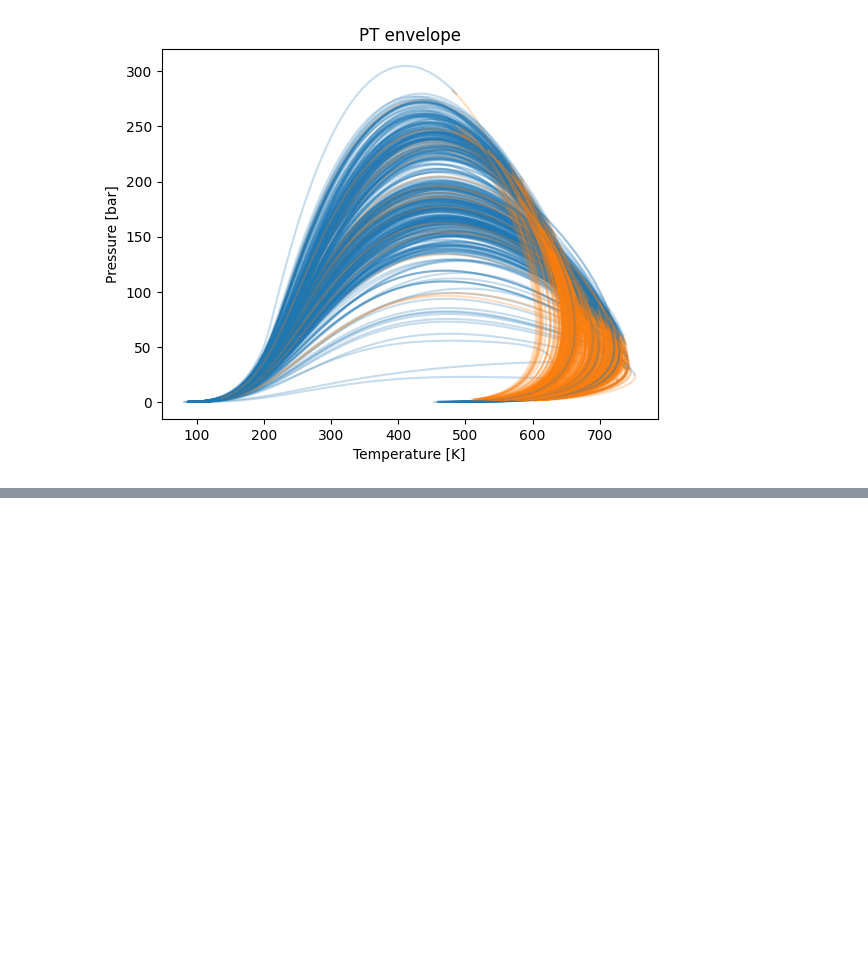
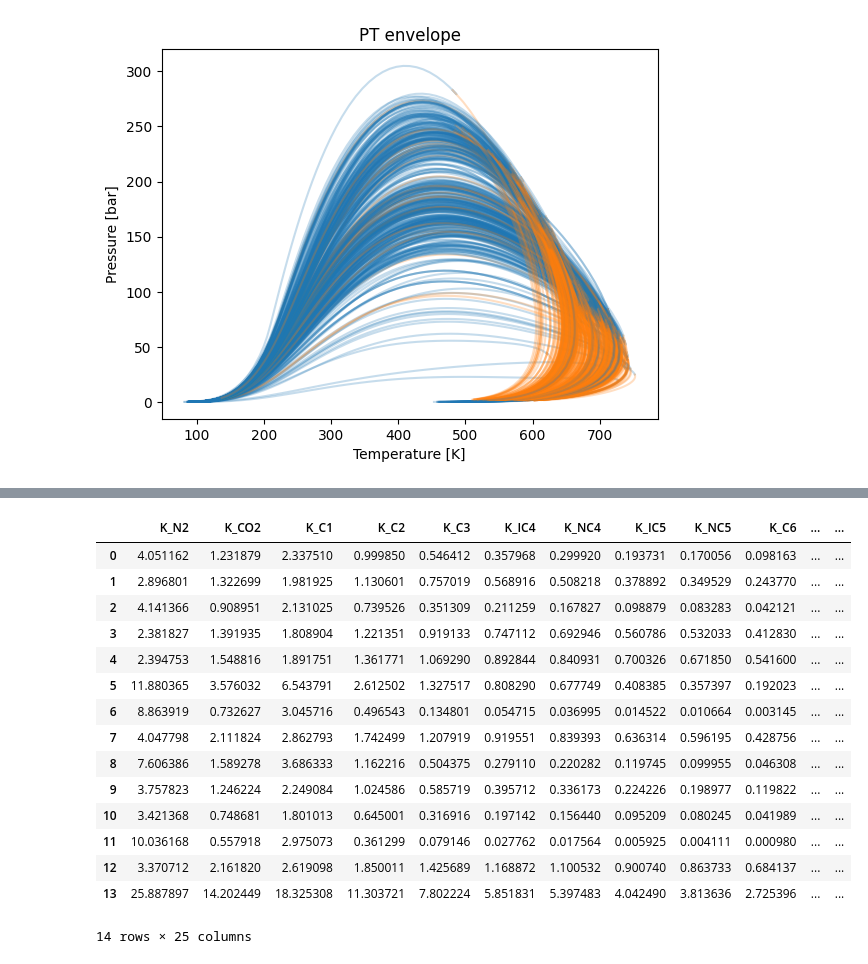
Before and after one commit to antonionicampos/nn-flash, a Jupyter notebook: simulations/TPflash.ipynb, the cells around one changed output, grey strips where cells are left out. Drawn from its saved outputs; the diff is of its cells as text; code cells hidden in the pictures; blank space fills up the shorter version.

Commit message:
implementation to retrieve vapor fraction and equilibrium ratios

```diff
--- a/simulations/TPflash.ipynb
+++ b/simulations/TPflash.ipynb
@@ -200,14 +208,0 @@ for phases in flash["Phases"].unique():
-# %%
-index = 28
-
-results = dataFrame(fluids[index])
-print(f"P = {fluids[index].getPressure()} bara", end=", ")
-print(f"T = {fluids[index].getTemperature()} degC")
-
-results = results.replace("", np.nan).dropna(how="all").iloc[1:-1, [0, 1, 2, 3, 6]]
-results.columns = ["Property", "Total", "Oil", "Gas", "Unit"]
-results = results.set_index("Property")
-# results = results.set_index(0)
-# results.index.name = ""
-# results.columns = results.iloc[0, :].dropna(how="all")
-results
@@ -233,0 +209,49 @@ P = 355.40000000000003 bara, T = 379.125 degC
+# %%
+outputs = []
+for i in flash[flash["Phases"] == "gas,oil"].index:
+    raw_results = dataFrame(fluids[i])
+
+    results = (
+        raw_results.replace("", np.nan)
+        .dropna(how="all")
+        .iloc[1:-3, [0, 1, 2, 3]]
+        .set_index(0)
+        .apply(lambda serie: pd.to_numeric(serie))
+    )
+    results.index.name = "Component"
+    results.columns = ["z", "y", "x"]
+
+    # Phase Fractions
+    nV = results.at["Phase Fraction", "y"]
+    nL = results.at["Phase Fraction", "x"]
+
+    # Phase Component Fractions
+    phases_fractions = results.iloc[:24, :].copy()
+    phases_fractions.index = [f"K_{c[1:]}" for c in COMPONENTS.keys()]
+
+    z = phases_fractions["z"]
+    x = phases_fractions["x"]
+    phases_fractions.loc[:, "K"] = (z - x * nL) / (nV * x)
+
+    output = phases_fractions.T.loc["K", :].to_dict()
+    output["nV"] = nV
+    outputs.append(output)
+
+pd.DataFrame.from_records(outputs)
+# %% [output]
+|  | K_N2 | K_CO2 | K_C1 | K_C2 | K_C3 | K_IC4 | K_NC4 | K_IC5 | K_NC5 | K_C6 | ... | ... |
+| 0 | 4.051162 | 1.231879 | 2.337510 | 0.999850 | 0.546412 | 0.357968 | 0.299920 | 0.193731 | 0.170056 | 0.098163 | ... | ... |
+| 1 | 2.896801 | 1.322699 | 1.981925 | 1.130601 | 0.757019 | 0.568916 | 0.508218 | 0.378892 | 0.349529 | 0.243770 | ... | ... |
+| 2 | 4.141366 | 0.908951 | 2.131025 | 0.739526 | 0.351309 | 0.211259 | 0.167827 | 0.098879 | 0.083283 | 0.042121 | ... | ... |
+| 3 | 2.381827 | 1.391935 | 1.808904 | 1.221351 | 0.919133 | 0.747112 | 0.692946 | 0.560786 | 0.532033 | 0.412830 | ... | ... |
+| 4 | 2.394753 | 1.548816 | 1.891751 | 1.361771 | 1.069290 | 0.892844 | 0.840931 | 0.700326 | 0.671850 | 0.541600 | ... | ... |
+| 5 | 11.880365 | 3.576032 | 6.543791 | 2.612502 | 1.327517 | 0.808290 | 0.677749 | 0.408385 | 0.357397 | 0.192023 | ... | ... |
+| 6 | 8.863919 | 0.732627 | 3.045716 | 0.496543 | 0.134801 | 0.054715 | 0.036995 | 0.014522 | 0.010664 | 0.003145 | ... | ... |
+| 7 | 4.047798 | 2.111824 | 2.862793 | 1.742499 | 1.207919 | 0.919551 | 0.839393 | 0.636314 | 0.596195 | 0.428756 | ... | ... |
+| 8 | 7.606386 | 1.589278 | 3.686333 | 1.162216 | 0.504375 | 0.279110 | 0.220282 | 0.119745 | 0.099955 | 0.046308 | ... | ... |
+| 9 | 3.757823 | 1.246224 | 2.249084 | 1.024586 | 0.585719 | 0.395712 | 0.336173 | 0.224226 | 0.198977 | 0.119822 | ... | ... |
+| 10 | 3.421368 | 0.748681 | 1.801013 | 0.645001 | 0.316916 | 0.197142 | 0.156440 | 0.095209 | 0.080245 | 0.041989 | ... | ... |
+| 11 | 10.036168 | 0.557918 | 2.975073 | 0.361299 | 0.079146 | 0.027762 | 0.017564 | 0.005925 | 0.004111 | 0.000980 | ... | ... |
+| 12 | 3.370712 | 2.161820 | 2.619098 | 1.850011 | 1.425689 | 1.168872 | 1.100532 | 0.900740 | 0.863733 | 0.684137 | ... | ... |
+| 13 | 25.887897 | 14.202449 | 18.325308 | 11.303721 | 7.802224 | 5.851831 | 5.397483 | 4.042490 | 3.813636 | 2.725396 | ... | ... |
+14 rows × 25 columns
```
Also changed, not shown: parts of 4 cells of this notebook.
